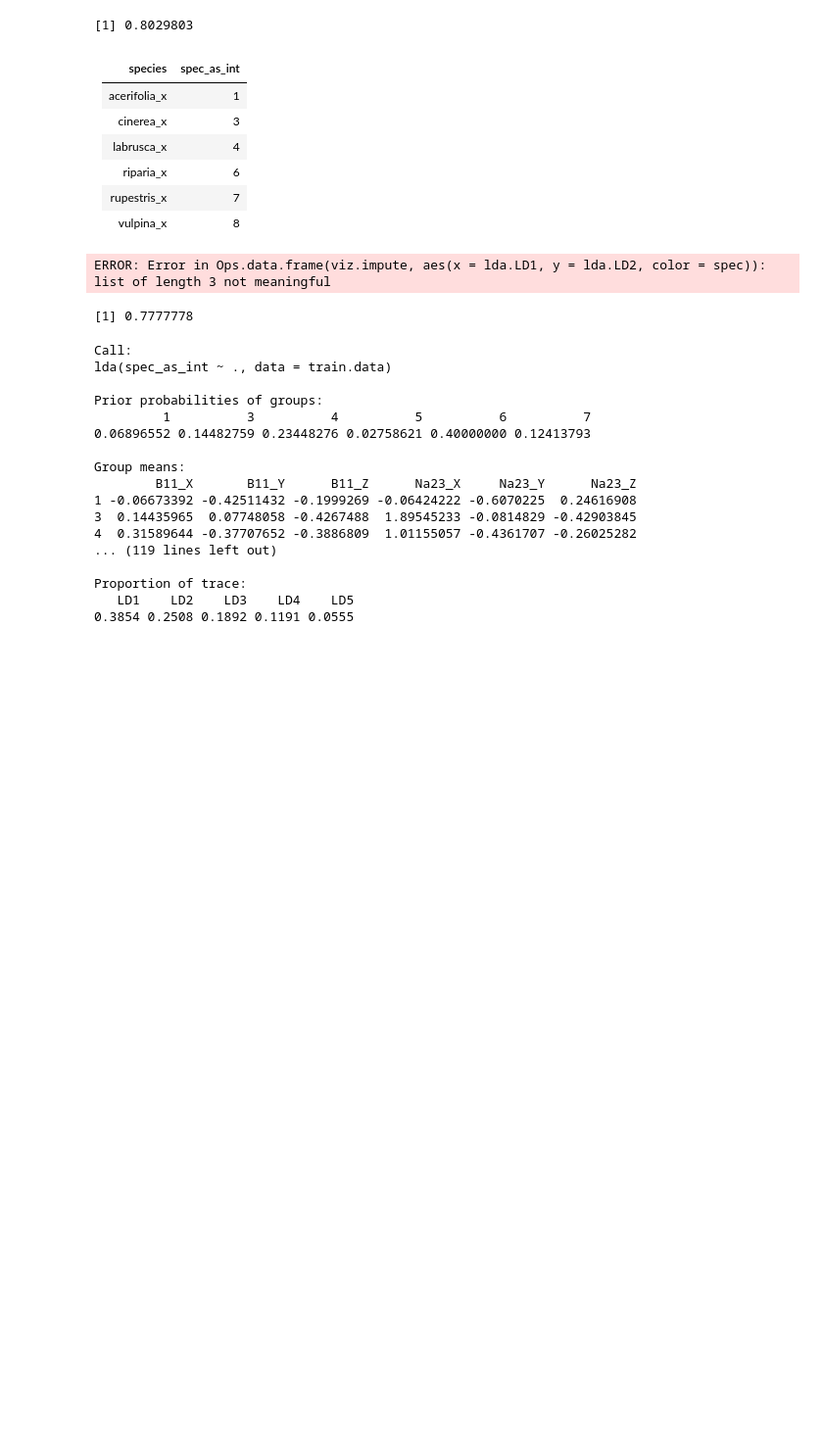
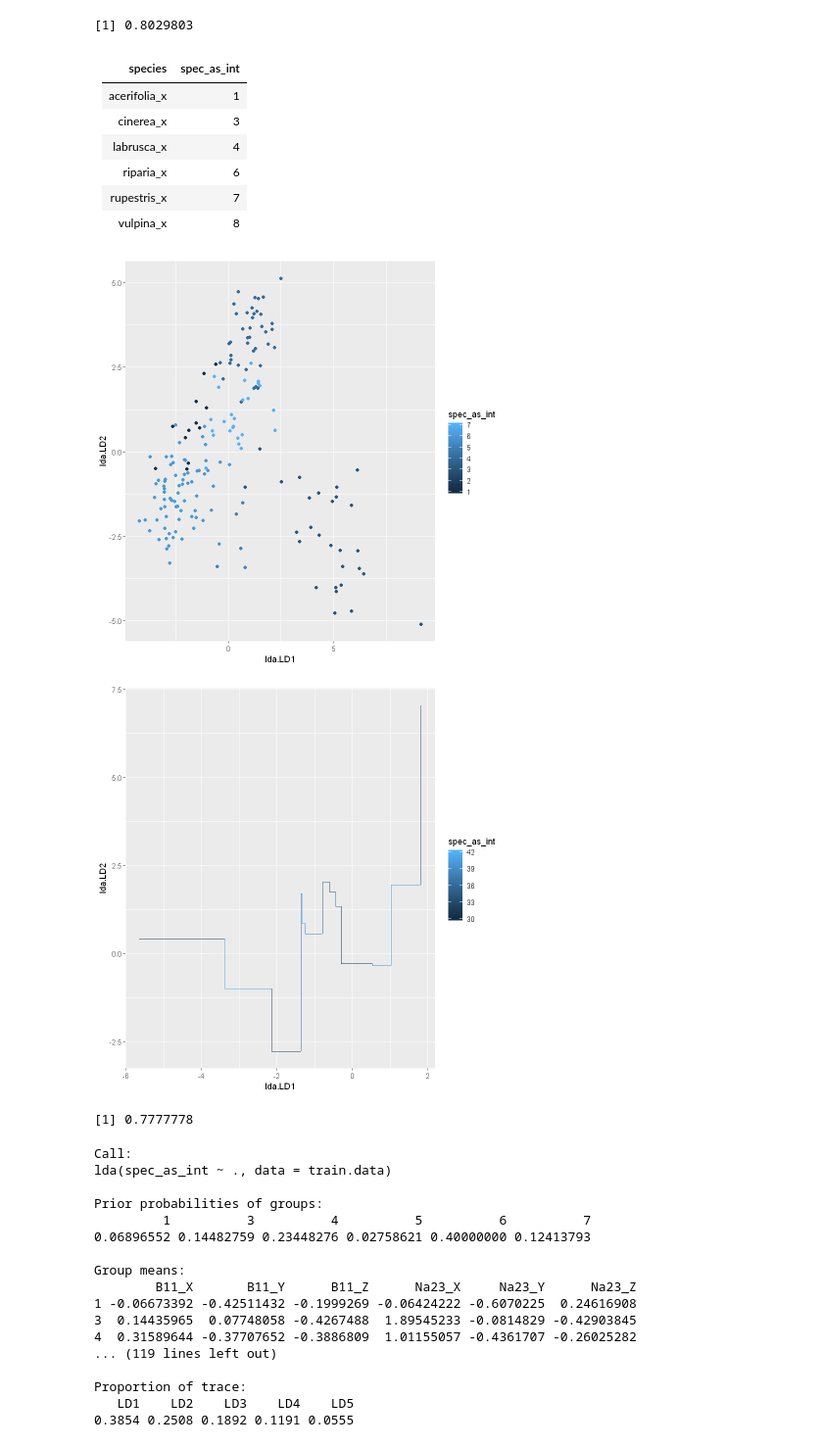
Before and after one commit to Kovacs-Lab/Geneva_Ionomics, a Jupyter notebook: Bimodel Test-Hunter-Courtney.ipynb, the cells around one changed output. Shown at 98% size. Saved outputs shown, nothing was run; the diff lists cells and outputs as text; code cells hidden in the pictures; blank space fills up the shorter version.

Commit message:
Update Bimodel Test-Hunter-Courtney.ipynb
fixed data visualization error for imputed and hybrid data

```diff
--- a/Bimodel Test-Hunter-Courtney.ipynb
+++ b/Bimodel Test-Hunter-Courtney.ipynb
@@ -145,10 +145,11 @@ viz.hybrids <- data.frame(spec = hybrids[1], lda = pred.hybrids$x)
 #viz.hybrids$spec = as.factor(viz.hybrids$spec)
 # %%
 p <- ggplot(data = NULL)
-p + geom_point(data = viz.impute + aes(x = lda.LD1, y = lda.LD2, color = spec))
-p + geom_step(data = viz.hybrids + aes(x = lda.LD1, y = lda.LD2, color = spec.))
+p + geom_point(data = viz.impute, aes(x = lda.LD1, y = lda.LD2, color = spec_as_int))
+p + geom_step(data = viz.hybrids, aes(x = lda.LD1, y = lda.LD2, color = spec_as_int))
 # %% [output]
-ERROR: Error in Ops.data.frame(viz.impute, aes(x = lda.LD1, y = lda.LD2, color = spec)): list of length 3 not meaningful
+[figure, added]
+[figure, added]
 # %%
 # Split the data into training (80%) and test set (20%)
 #data set imputed via mice
```
Also changed, not shown: parts of 1 cell of this notebook.
